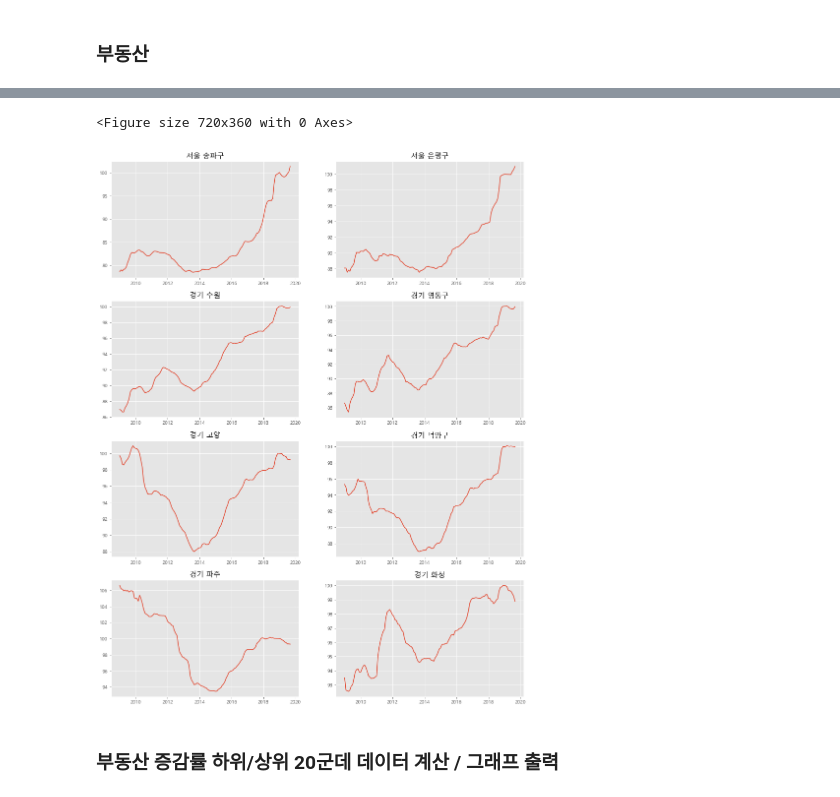
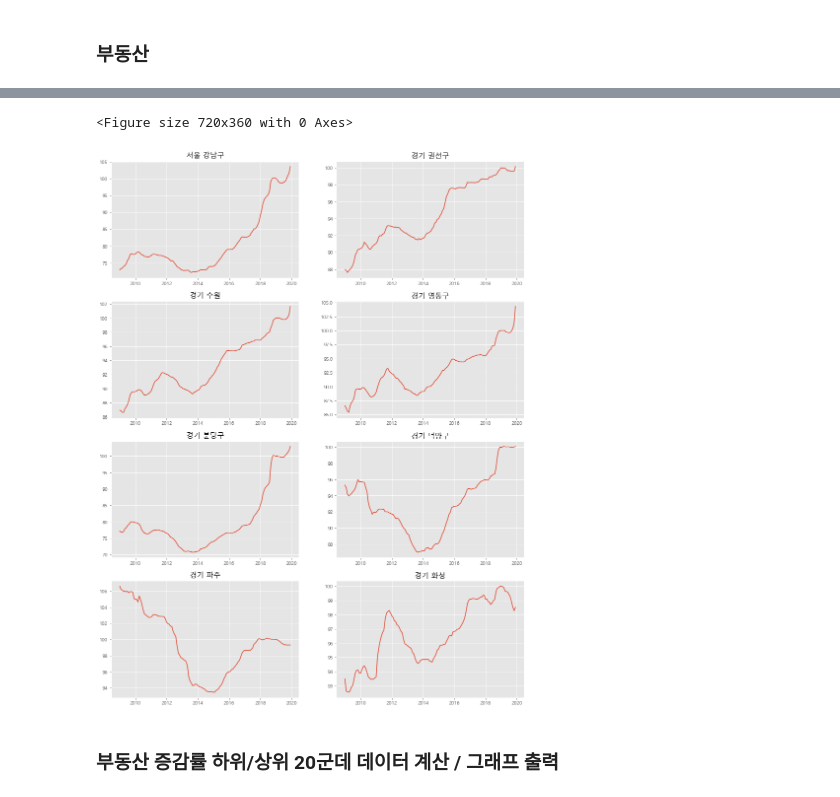
Before and after one commit to vicheck88/wealthManagement, a Jupyter notebook: 1.KB가격지수활용.ipynb, the cells around one changed output, grey strips where cells are left out. Cells and saved outputs as stored; diff of their text form; code cells hidden in the pictures.

```diff
--- a/1.KB가격지수활용.ipynb
+++ b/1.KB가격지수활용.ipynb
@@ -100,7 +100,7 @@ font_name=font_manager.FontProperties(fname="c:/Windows/Fonts/malgun.ttf").get_n
 rc('font',family=font_name)
 plt.rcParams['axes.unicode_minus']=False
 # %%
-path=os.getcwd()+'\\real_estate_data\★(월간)KB주택가격동향_시계열(2019.09).xlsx'
+path=os.getcwd()+'\\real_estate_data\★(월간)KB주택가격동향_시계열(2019.12).xlsx'
 # %% [markdown]
 ### 국민은행 주택가격지수
 - 향후 3개월 이내 집값 상승 전망 수치화
@@ -131,19 +135,19 @@ for i,spot in enumerate(spots):
 # %%
 # 여러 지역의 최근 10년 가격지수 추이 그래프 ( 작은 범위 )
 plt.figure(figsize=(10,5))
 
-spots='서울 송파구,서울 은평구,경기 수원,경기 영통구,경기 고양,경기 덕양구,경기 파주,경기 화성'.split(',')
+spots='서울 강남구,경기 권선구,경기 수원,경기 영통구,경기 분당구,경기 덕양구,경기 파주,경기 화성'.split(',')
 start_date='2009-1'
 num_row=int((len(spots)-1)/2)+1
 
 plt.figure(figsize=(15,num_row*5))
 for i,spot in enumerate(spots):
     plt.subplot(num_row,2,i+1)
     plt.title(spot)
     plt.plot(new_data[spot.split(' ')[0]][spot.split(' ')[1]][start_date:])
 # %% [output]
 <Figure size 720x360 with 0 Axes>
-[figure, old version]
+[figure, new version]
 # %% [markdown]
 ### 부동산 증감률 하위/상위 20군데 데이터 계산 / 그래프 출력
 # %%
```
Also changed, not shown: parts of 1 cell of this notebook, 2 other files.
